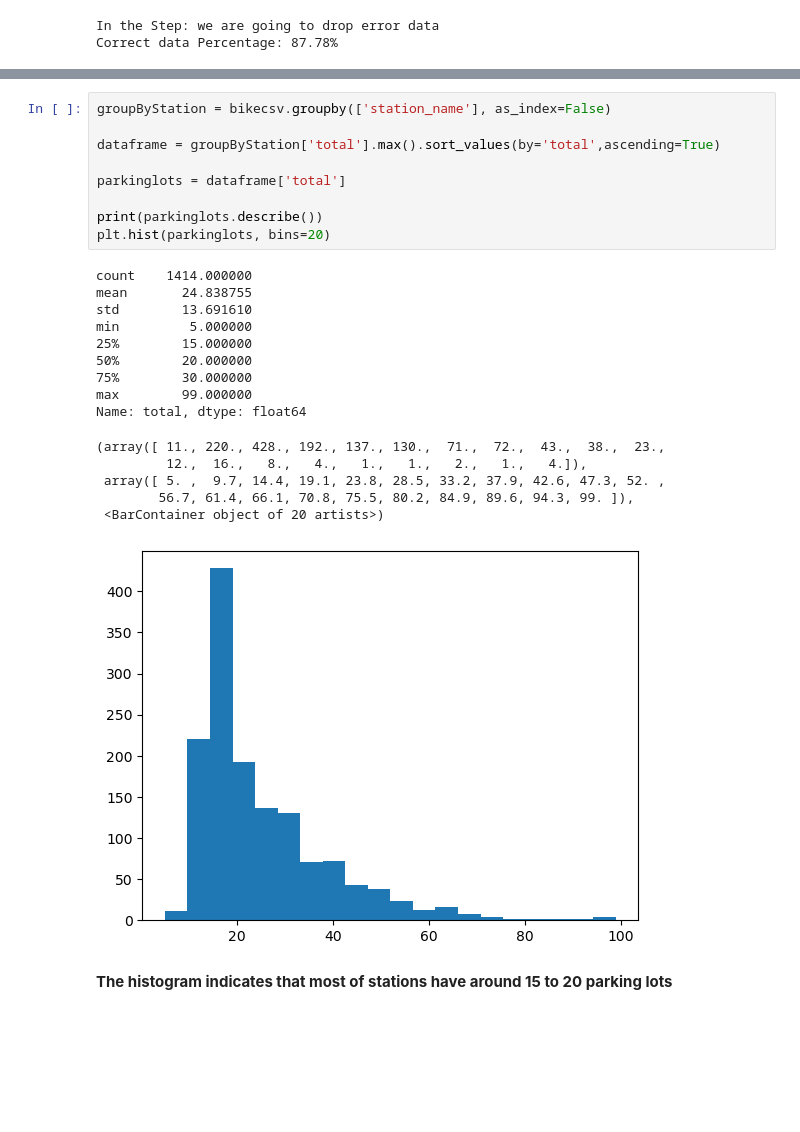
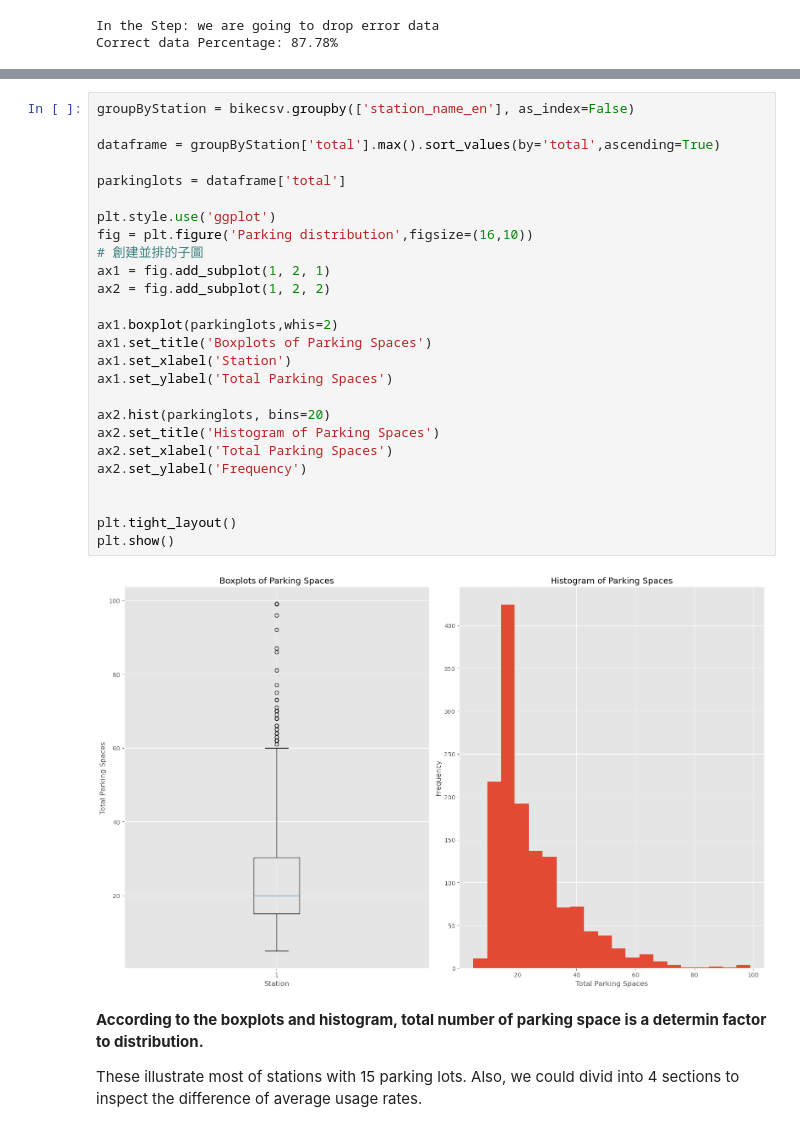
Before and after one commit to victorDeveloper0821/UbikeDataAnalysis, a Jupyter notebook: youBikeAnalytics.ipynb, the cells around one changed output, grey strips where cells are left out. Cells and saved outputs as stored; diff of their text form; blank space fills up the shorter version.

```diff
--- a/youBikeAnalytics.ipynb
+++ b/youBikeAnalytics.ipynb
@@ -282,28 +205,33 @@ plt.show()
 <Figure size 6400x3200 with 0 Axes>
-# %%
-groupByStation = bikecsv.groupby(['station_name'], as_index=False)
-
-dataframe = groupByStation['total'].max().sort_values(by='total',ascending=True)
-
-parkinglots = dataframe['total']
-
-print(parkinglots.describe())
-plt.hist(parkinglots, bins=20)
-# %% [output]
-count    1414.000000
-mean       24.838755
-std        13.691610
-min         5.000000
-25%        15.000000
-50%        20.000000
-75%        30.000000
-max        99.000000
-Name: total, dtype: float64
-(array([ 11., 220., 428., 192., 137., 130.,  71.,  72.,  43.,  38.,  23.,
-         12.,  16.,   8.,   4.,   1.,   1.,   2.,   1.,   4.]),
- array([ 5. ,  9.7, 14.4, 19.1, 23.8, 28.5, 33.2, 37.9, 42.6, 47.3, 52. ,
-        56.7, 61.4, 66.1, 70.8, 75.5, 80.2, 84.9, 89.6, 94.3, 99. ]),
- <BarContainer object of 20 artists>)
-[figure, removed]
-# %% [markdown]
-**The histogram indicates that most of stations have around 15 to 20 parking lots**
+# %%
+groupByStation = bikecsv.groupby(['station_name_en'], as_index=False)
+
+dataframe = groupByStation['total'].max().sort_values(by='total',ascending=True)
+
+parkinglots = dataframe['total']
+
+plt.style.use('ggplot')
+fig = plt.figure('Parking distribution',figsize=(16,10))
+# 創建並排的子圖
+ax1 = fig.add_subplot(1, 2, 1)
+ax2 = fig.add_subplot(1, 2, 2)
+
+ax1.boxplot(parkinglots,whis=2)
+ax1.set_title('Boxplots of Parking Spaces')
+ax1.set_xlabel('Station')
+ax1.set_ylabel('Total Parking Spaces')
+
+ax2.hist(parkinglots, bins=20)
+ax2.set_title('Histogram of Parking Spaces')
+ax2.set_xlabel('Total Parking Spaces')
+ax2.set_ylabel('Frequency')
+
+
+plt.tight_layout()
+plt.show()
+# %% [output]
+[figure, added]
+# %% [markdown]
+**According to the boxplots and histogram, total number of parking space is a determin factor to distribution.**
+
+These illustrate most of stations with 15 parking lots. Also, we could divid into 4 sections to inspect the difference of average usage rates.
```
Also changed, not shown: parts of 12 cells of this notebook.
